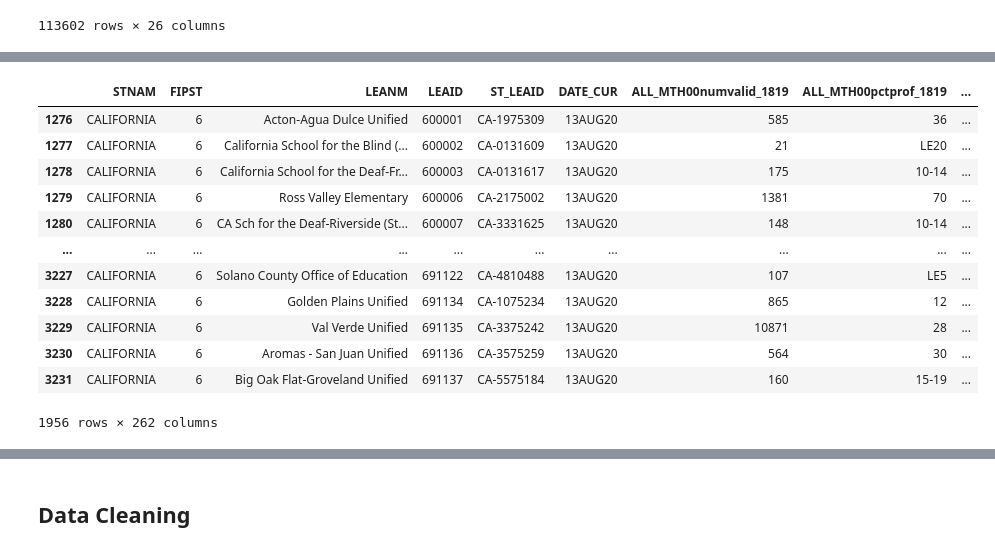
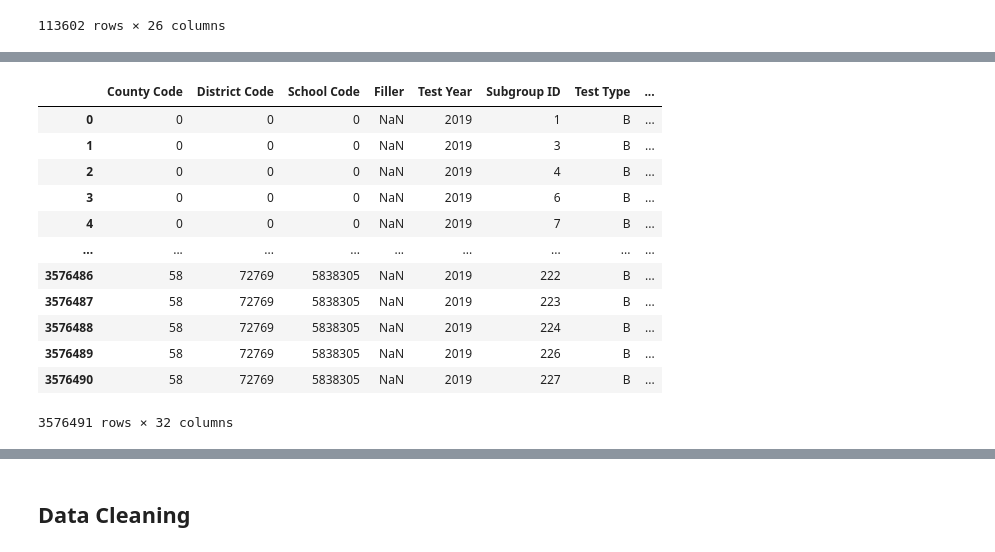
Before and after one commit to meganajoseph/HealthAndSuccess, a Jupyter notebook: Health_and_Academic_Success.ipynb, the cells around one changed output, grey strips where cells are left out. Drawn from its saved outputs; the diff is of its cells as text; code cells hidden in the pictures.

```diff
--- a/Health_and_Academic_Success.ipynb
+++ b/Health_and_Academic_Success.ipynb
@@ -282,18 +290,17 @@ ela_17_18
 # %%
-math_18_19 = pd.read_csv('/Users/megan/Documents/HealthAndSuccess/data/math-achievement-lea-sy2018-19-wide.csv')
-math_18_19 = math_18_19[math_18_19['STNAM'] == 'CALIFORNIA']
-math_18_19
+test_scores_18_19 = pd.read_csv('data/sb_ca2019_all_csv_v4/sb_ca2019_all_csv_v4.txt')
+test_scores_18_19
 # %% [output]
-|  | STNAM | FIPST | LEANM | LEAID | ST_LEAID | DATE_CUR | ALL_MTH00numvalid_1819 | ALL_MTH00pctprof_1819 | ... |
-| 1276 | CALIFORNIA | 6 | Acton-Agua Dulce Unified | 600001 | CA-1975309 | 13AUG20 | 585 | 36 | ... |
-| 1277 | CALIFORNIA | 6 | California School for the Blind (... | 600002 | CA-0131609 | 13AUG20 | 21 | LE20 | ... |
-| 1278 | CALIFORNIA | 6 | California School for the Deaf-Fr... | 600003 | CA-0131617 | 13AUG20 | 175 | 10-14 | ... |
-| 1279 | CALIFORNIA | 6 | Ross Valley Elementary | 600006 | CA-2175002 | 13AUG20 | 1381 | 70 | ... |
-| 1280 | CALIFORNIA | 6 | CA Sch for the Deaf-Riverside (St... | 600007 | CA-3331625 | 13AUG20 | 148 | 10-14 | ... |
-| ... | ... | ... | ... | ... | ... | ... | ... | ... | ... |
-| 3227 | CALIFORNIA | 6 | Solano County Office of Education | 691122 | CA-4810488 | 13AUG20 | 107 | LE5 | ... |
-| 3228 | CALIFORNIA | 6 | Golden Plains Unified | 691134 | CA-1075234 | 13AUG20 | 865 | 12 | ... |
-| 3229 | CALIFORNIA | 6 | Val Verde Unified | 691135 | CA-3375242 | 13AUG20 | 10871 | 28 | ... |
-| 3230 | CALIFORNIA | 6 | Aromas - San Juan Unified | 691136 | CA-3575259 | 13AUG20 | 564 | 30 | ... |
-| 3231 | CALIFORNIA | 6 | Big Oak Flat-Groveland Unified | 691137 | CA-5575184 | 13AUG20 | 160 | 15-19 | ... |
+|  | County Code | District Code | School Code | Filler | Test Year | Subgroup ID | Test Type | ... |
+| 0 | 0 | 0 | 0 | NaN | 2019 | 1 | B | ... |
+| 1 | 0 | 0 | 0 | NaN | 2019 | 3 | B | ... |
+| 2 | 0 | 0 | 0 | NaN | 2019 | 4 | B | ... |
+| 3 | 0 | 0 | 0 | NaN | 2019 | 6 | B | ... |
+| 4 | 0 | 0 | 0 | NaN | 2019 | 7 | B | ... |
+| ... | ... | ... | ... | ... | ... | ... | ... | ... |
+| 3576486 | 58 | 72769 | 5838305 | NaN | 2019 | 222 | B | ... |
+| 3576487 | 58 | 72769 | 5838305 | NaN | 2019 | 223 | B | ... |
+| 3576488 | 58 | 72769 | 5838305 | NaN | 2019 | 224 | B | ... |
+| 3576489 | 58 | 72769 | 5838305 | NaN | 2019 | 226 | B | ... |
+| 3576490 | 58 | 72769 | 5838305 | NaN | 2019 | 227 | B | ... |
-1956 rows × 262 columns
+3576491 rows × 32 columns
```
Also changed, not shown: parts of 43 cells of this notebook.
